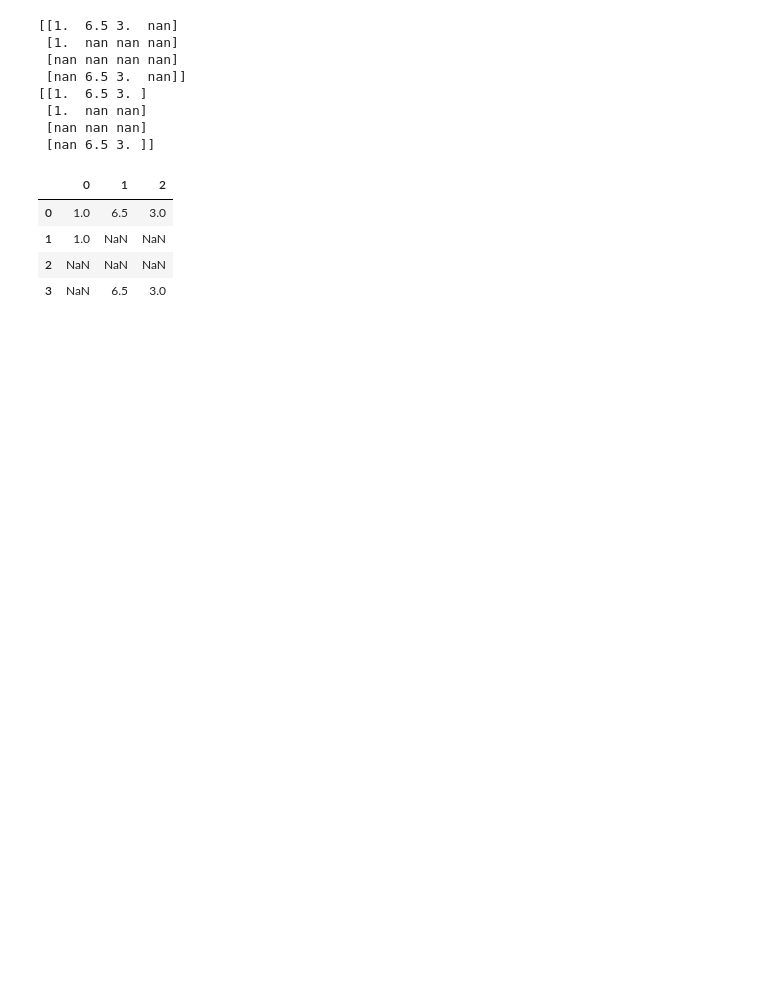
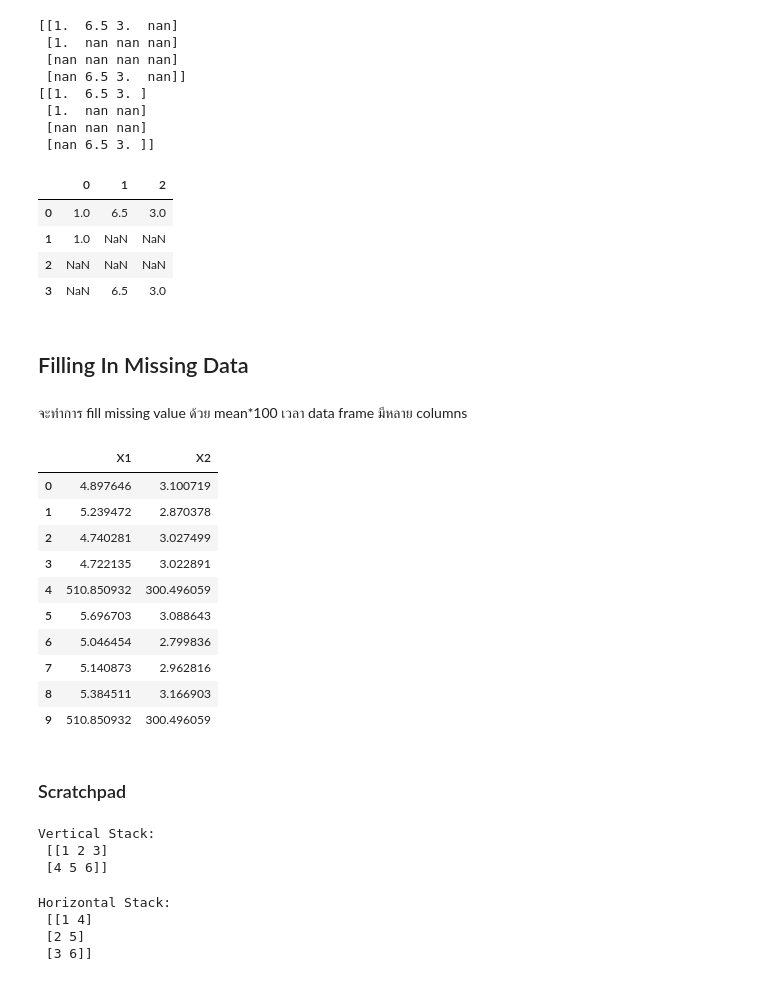
Before and after one commit to chan-prk/pydata-book, a Jupyter notebook: chan_folder/4experiment.ipynb, the cells around one changed output. Saved outputs shown, nothing was run; the diff lists cells and outputs as text; code cells hidden in the pictures; blank space fills up the shorter version.

Commit message:
Done with 7.1.2 "Filling In Missing Data"

```diff
--- a/chan_folder/4experiment.ipynb
+++ b/chan_folder/4experiment.ipynb
@@ -264,3 +264,33 @@ data.iloc[:, mask]
 | 1 | 1.0 | NaN | NaN |
 | 2 | NaN | NaN | NaN |
 | 3 | NaN | 6.5 | 3.0 |
+# %% [markdown]
+## Filling In Missing Data
+# %% [markdown]
+จะทำการ fill missing value ด้วย mean*100 เวลา data frame มีหลาย columns
+# %%
+np.random.seed(12345)
+
+col1 = np.random.randn(10, 1)*0.5 + 5
+col2 = np.random.randn(10, 1)*0.1 + 3
+cols = np.hstack((col1, col2))
+# cols[[4, 9]][:, [0, 1]] = np.nan # ถ้าใช้แบบนี้ original cols ไม่ถูก affected
+cols[[4, 9]] = np.nan
+
+data = pd.DataFrame(cols, columns=['X1', 'X2'])
+mseries = data.apply(lambda x: x.mean(), axis=0)
+mseries *= 100
+
+data.fillna(mseries.to_dict())
+# %% [output]
+|  | X1 | X2 |
+| 0 | 4.897646 | 3.100719 |
+| 1 | 5.239472 | 2.870378 |
+| 2 | 4.740281 | 3.027499 |
+| 3 | 4.722135 | 3.022891 |
+| 4 | 510.850932 | 300.496059 |
+| 5 | 5.696703 | 3.088643 |
+| 6 | 5.046454 | 2.799836 |
+| 7 | 5.140873 | 2.962816 |
+| 8 | 5.384511 | 3.166903 |
+| 9 | 510.850932 | 300.496059 |
@@ -266,0 +299,30 @@ data.iloc[:, mask]
+# %% [markdown]
+### Scratchpad
+# %%
+import numpy as np
+
+arr1 = np.array([1, 2, 3])
+arr2 = np.array([4, 5, 6])
+
+result_vstack = np.vstack((arr1, arr2))
+print("Vertical Stack:\n", result_vstack)
+# %% [output]
+Vertical Stack:
+ [[1 2 3]
+ [4 5 6]]
+# %%
+import numpy as np
+
+arr1 = np.array([1, 2, 3])
+arr2 = np.array([4, 5, 6])
+
+result_hstack = np.hstack((
+                            arr1[:, np.newaxis],
+                            arr2[:, np.newaxis]
+                         ))
+print("Horizontal Stack:\n", result_hstack)
+# %% [output]
+Horizontal Stack:
+ [[1 4]
+ [2 5]
+ [3 6]]
```
Also changed, not shown: parts of 5 cells of this notebook, 3 other files.
